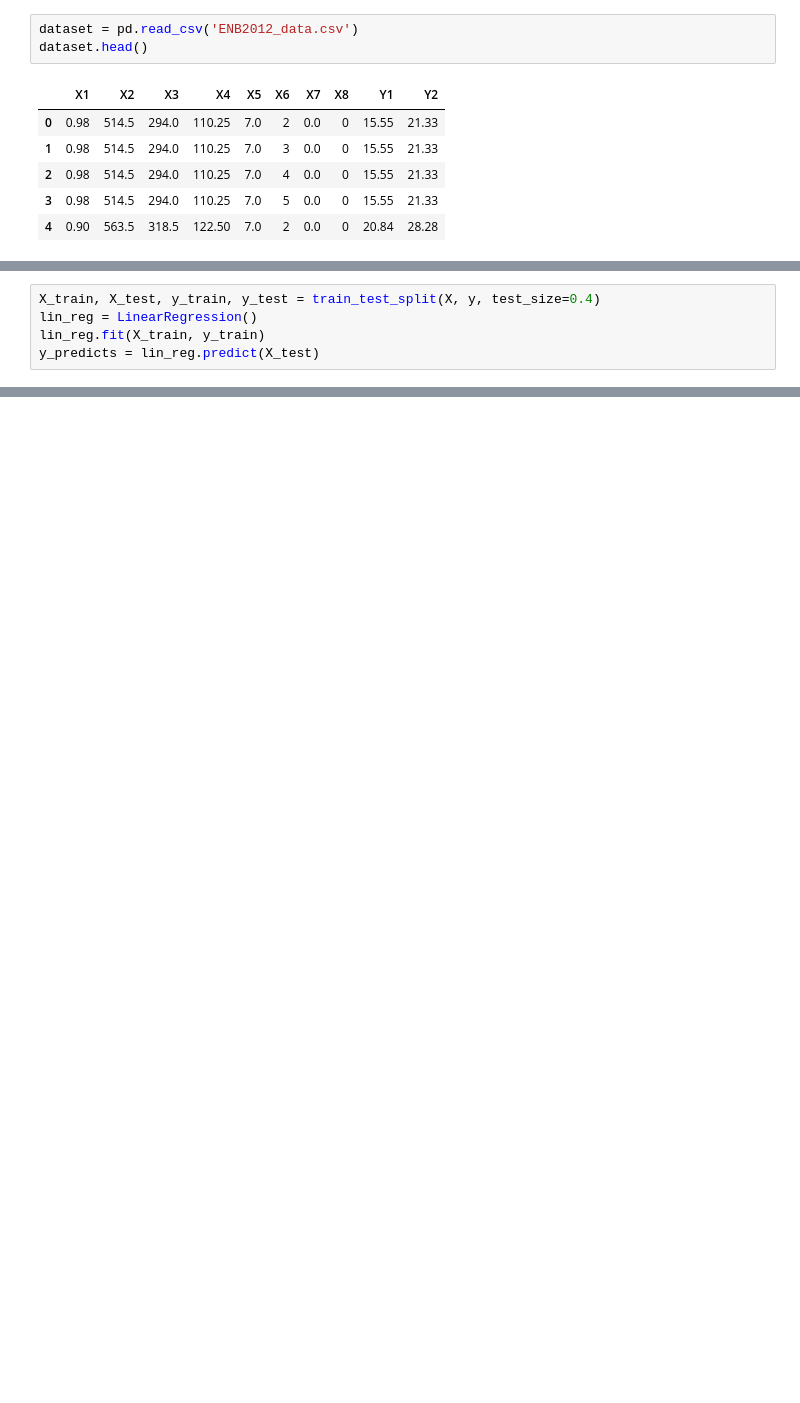
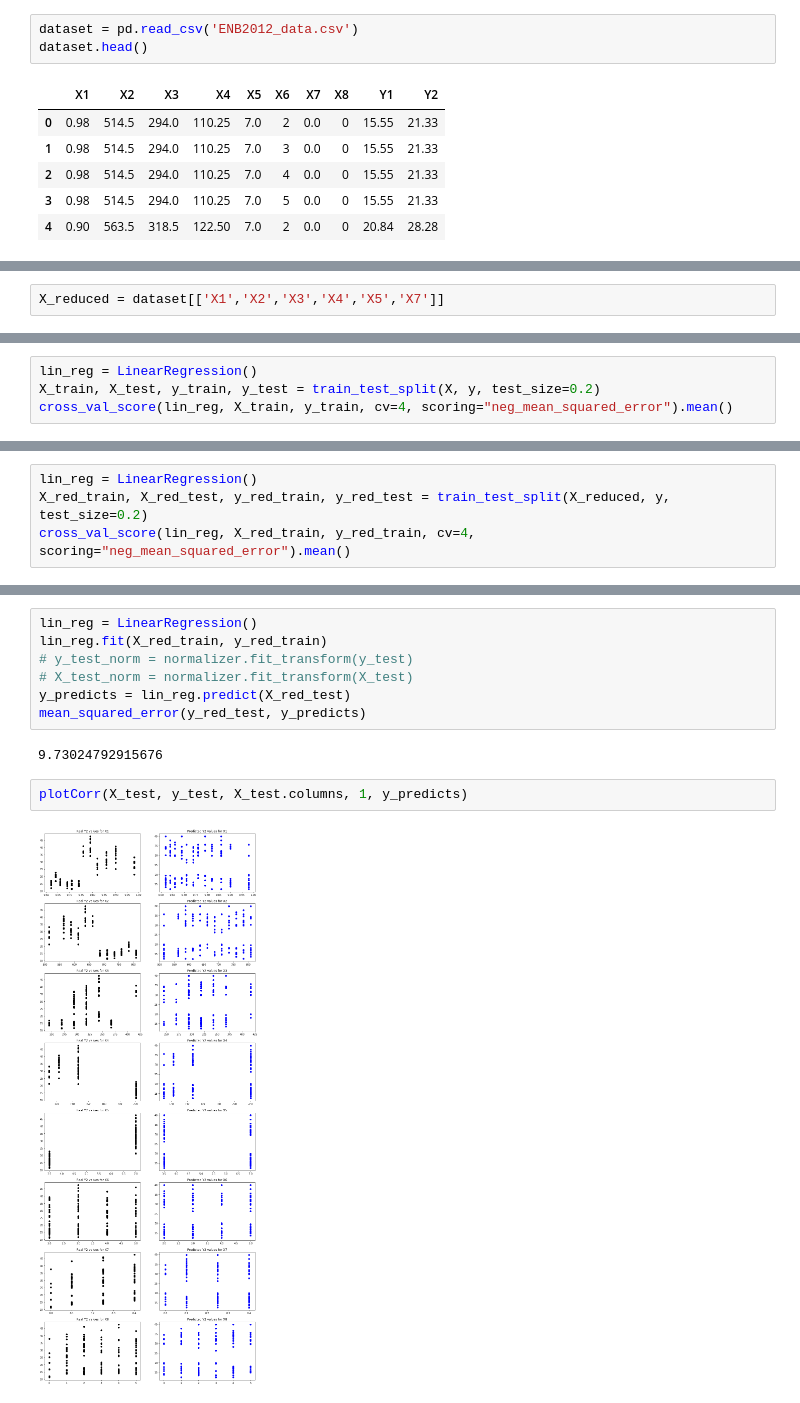
Before and after one commit to SamuelPavlik/CS5014Practical1, a Jupyter notebook: LinearRegression.ipynb, the cells around one changed output, grey strips where cells are left out. Saved outputs shown, nothing was run; the diff lists cells and outputs as text; blank space fills up the shorter version.

```diff
--- a/LinearRegression.ipynb
+++ b/LinearRegression.ipynb
@@ -46,0 +118,2 @@ y.head()
+# %%
+X_reduced = dataset[['X1','X2','X3','X4','X5','X7']]
@@ -47,5 +122,4 @@ y.head()
 # %%
-X_train, X_test, y_train, y_test = train_test_split(X, y, test_size=0.4)
 lin_reg = LinearRegression()
-lin_reg.fit(X_train, y_train)
-y_predicts = lin_reg.predict(X_test)
+X_train, X_test, y_train, y_test = train_test_split(X, y, test_size=0.2)
+cross_val_score(lin_reg, X_train, y_train, cv=4, scoring="neg_mean_squared_error").mean()
@@ -77,0 +128,4 @@ plotPredicts(X_test.values, y_test.values, y_predicts, 1)
+# %%
+lin_reg = LinearRegression()
+X_red_train, X_red_test, y_red_train, y_red_test = train_test_split(X_reduced, y, test_size=0.2)
+cross_val_score(lin_reg, X_red_train, y_red_train, cv=4, scoring="neg_mean_squared_error").mean()
@@ -116,0 +184,13 @@ scores.mean()
+# %%
+lin_reg = LinearRegression()
+lin_reg.fit(X_red_train, y_red_train)
+# y_test_norm = normalizer.fit_transform(y_test)
+# X_test_norm = normalizer.fit_transform(X_test)
+y_predicts = lin_reg.predict(X_red_test)
+mean_squared_error(y_red_test, y_predicts)
+# %% [output]
+9.73024792915676
+# %%
+plotCorr(X_test, y_test, X_test.columns, 1, y_predicts)
+# %% [output]
+[figure, added]
```
Also changed, not shown: parts of 24 cells of this notebook.
